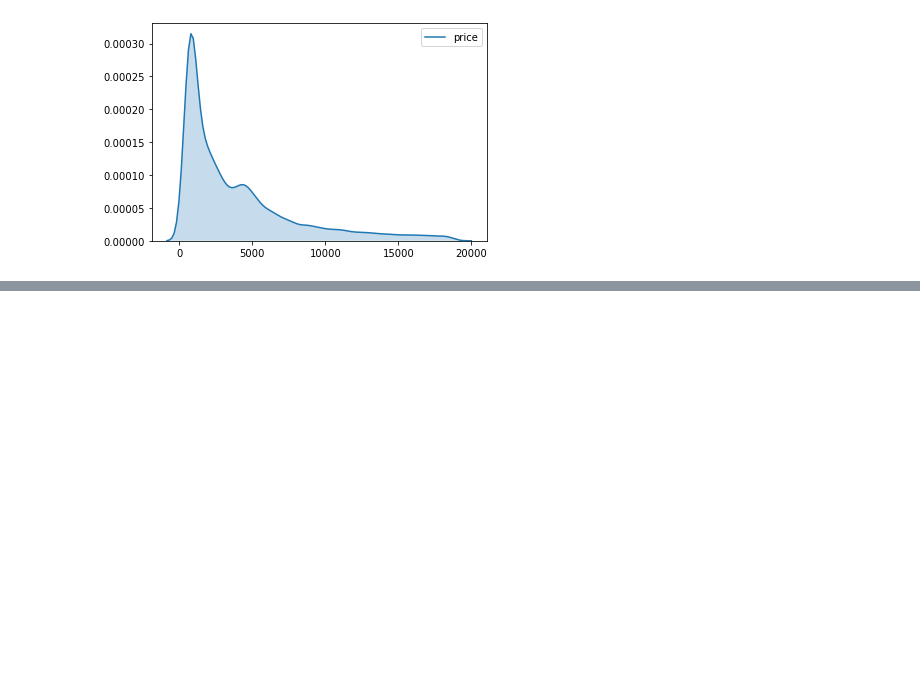
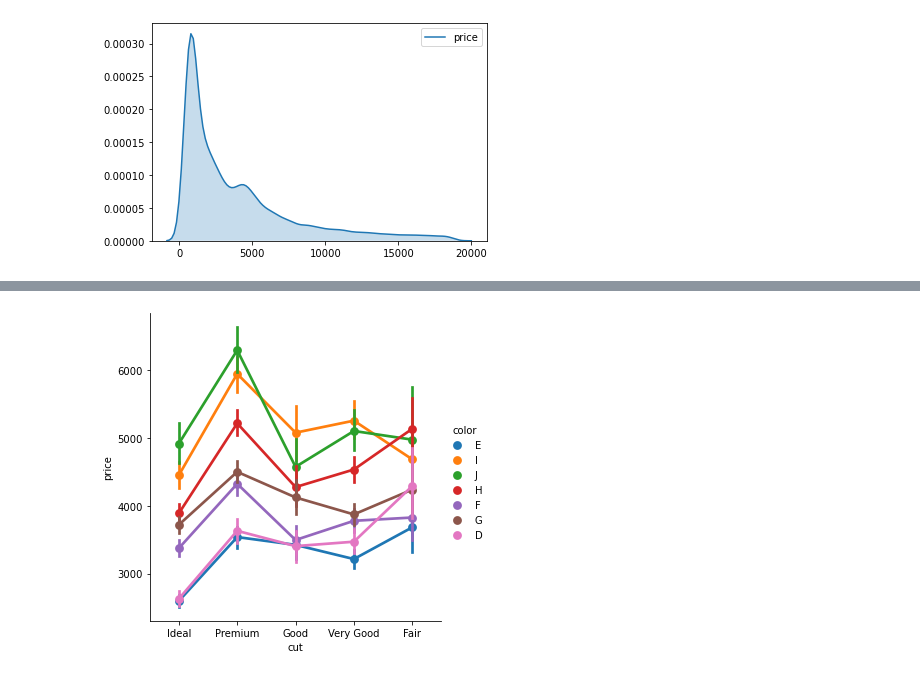
Before and after one commit to enesbatiny/Veri_Gorsellestirme, a Jupyter notebook: histogram_density.ipynb, the cells around one changed output, grey strips where cells are left out. Cells and saved outputs as stored; diff of their text form; code cells hidden in the pictures; blank space fills up the shorter version.

```diff
--- a/histogram_density.ipynb
+++ b/histogram_density.ipynb
@@ -56,0 +70,5 @@ sns.kdeplot(df.price, shade = True);
+# %%
+sns.catplot(x="cut", y="price", hue="color",kind ="point", data = df);
+# between 'cut' variable classes, moves information through 'color'
+# %% [output]
+[figure, added]
```
Also changed, not shown: parts of 1 cell of this notebook.
